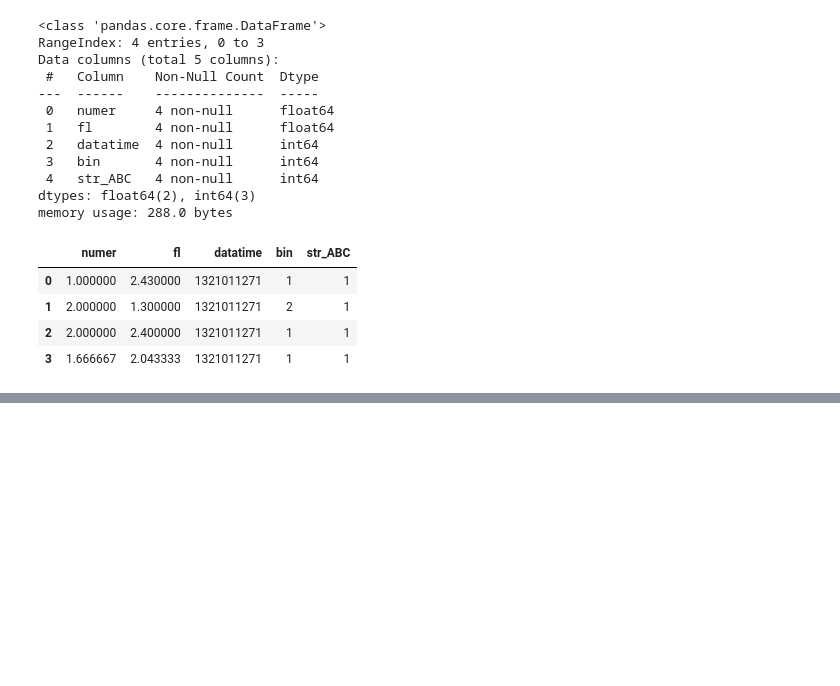
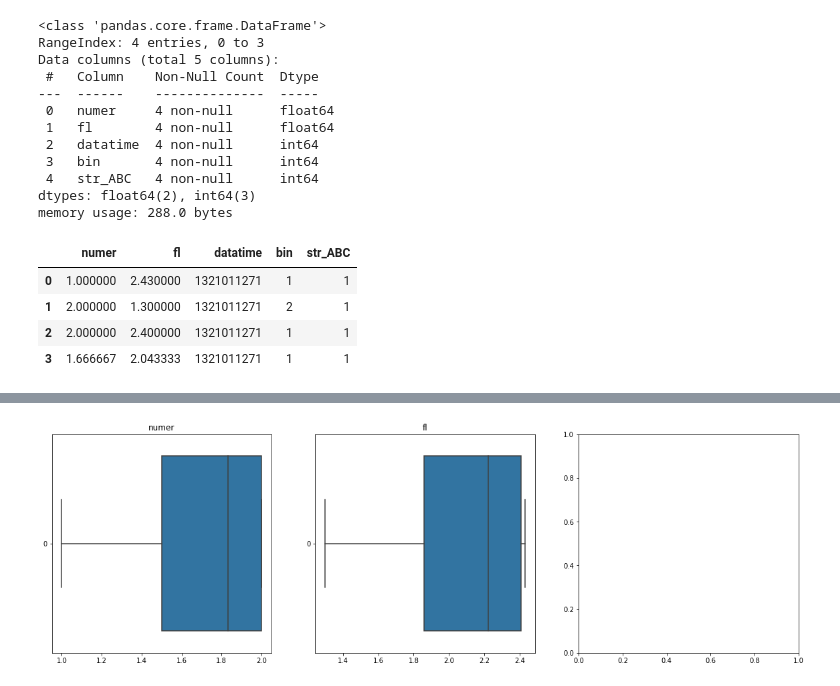
Before and after one commit to Konstantin-Ushakov/machine_learn, a Jupyter notebook: notebooks/Helper.ipynb, the cells around one changed output, grey strips where cells are left out. Saved outputs shown, nothing was run; the diff lists cells and outputs as text; code cells hidden in the pictures; blank space fills up the shorter version.

```diff
--- a/notebooks/Helper.ipynb
+++ b/notebooks/Helper.ipynb
@@ -311,0 +323,13 @@ df_prep
+# %%
+def plots(df, columns, n_cols=3, type_plot='boxplot', **kwargs):
+    n_rows = (len(columns) + 2) // n_cols
+    fig, axes = plt.subplots(n_rows, n_cols, figsize=(20, 18 // n_cols * n_rows))
+    axes = axes.reshape((-1,))
+    for i, col in enumerate(columns):
+        if type_plot == 'boxplot':
+            sns.boxplot(data=df[col], ax=axes[i], **kwargs)
+            axes[i].set_title(col)
+# %%
+plots(df, ['numer', 'fl'], orient='h')
+# %% [output]
+[figure, added]
```
Also changed, not shown: parts of 5 cells of this notebook.
